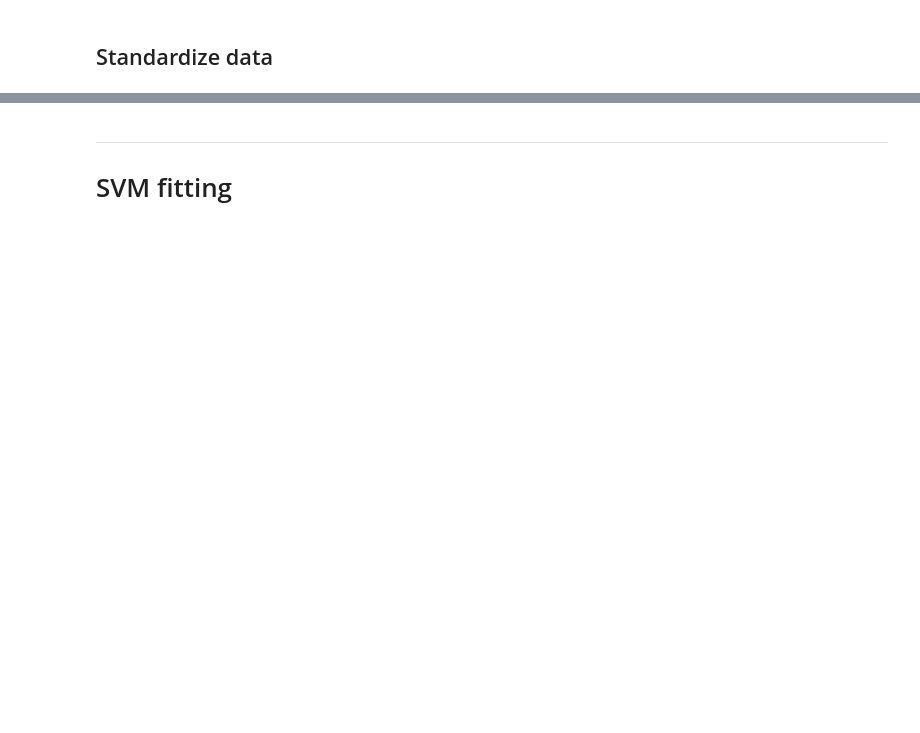
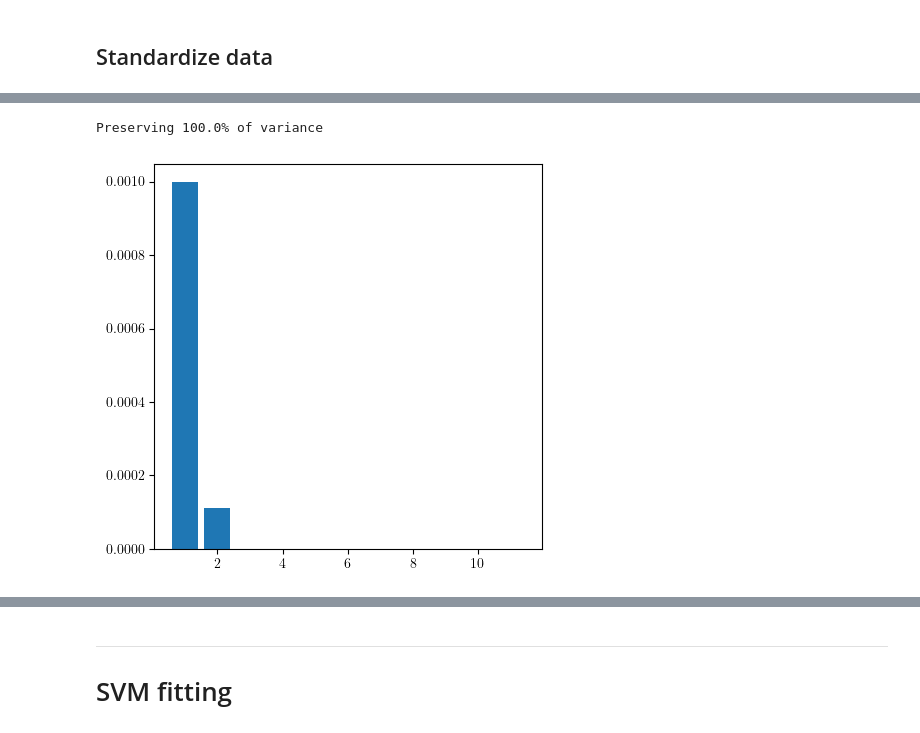
Before and after one commit to peterkrull/p7-ml-refrigeration-fault-detection, a Jupyter notebook: ClassificationScripts/AlternativeTechniques/Full-SVM_0_8_18.ipynb, the cells around one changed output, grey strips where cells are left out. Saved outputs shown, nothing was run; the diff lists cells and outputs as text; code cells hidden in the pictures; blank space fills up the shorter version.

```diff
--- a/ClassificationScripts/AlternativeTechniques/Full-SVM_0_8_18.ipynb
+++ b/ClassificationScripts/AlternativeTechniques/Full-SVM_0_8_18.ipynb
@@ -80,0 +116,10 @@ X_tst = standardizer.transform(X_tst)
+# %%
+from lda import LDA_reducer
+
+LDA = LDA_reducer(X_trn, 2,'target')
+X_trn = LDA.transform(X_trn)
+X_vld = LDA.transform(X_vld)
+X_tst = LDA.transform(X_tst)
+# %% [output]
+Preserving 100.0% of variance
+[figure, added]
```
Also changed, not shown: parts of 9 cells of this notebook, 24 other files.
